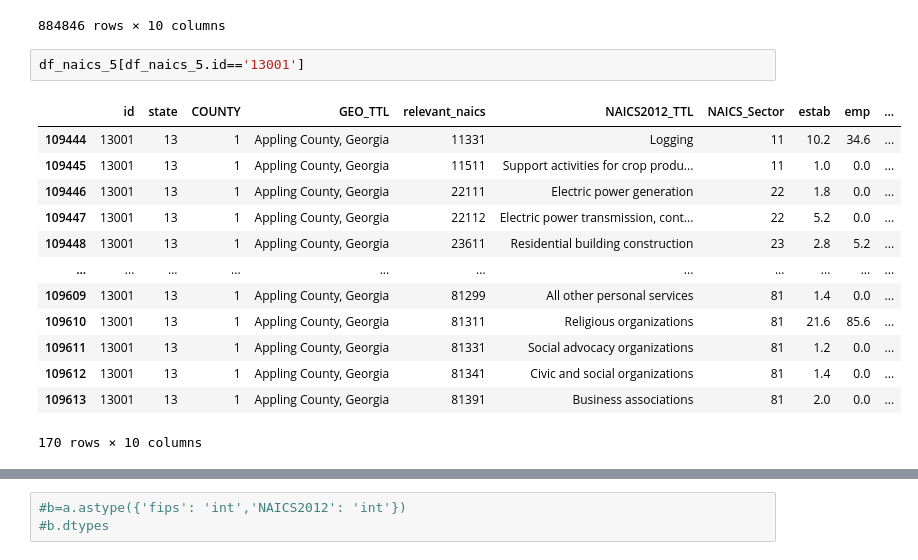
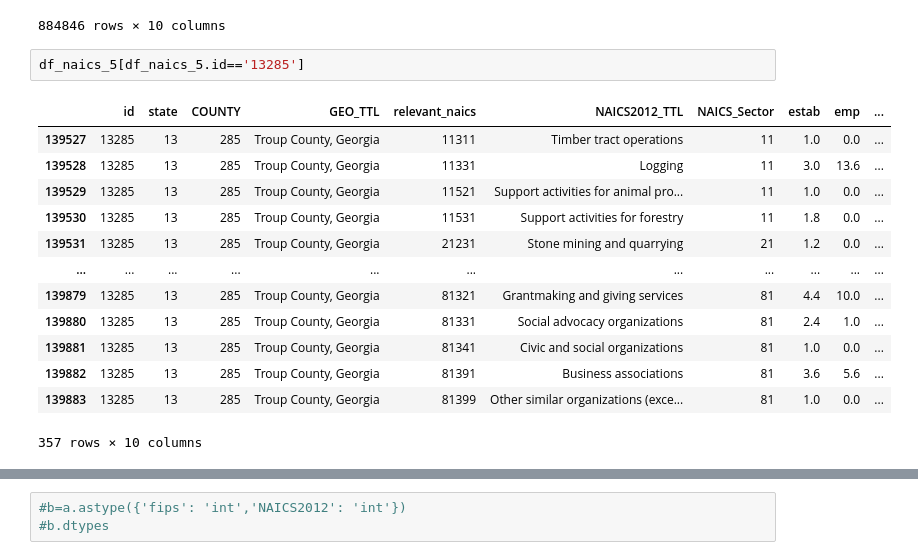
Before and after one commit to ModelEarth/community, a Jupyter notebook: info/data/data_collection.ipynb, the cells around one changed output, grey strips where cells are left out. Cells and saved outputs as stored; diff of their text form.

```diff
--- a/info/data/data_collection.ipynb
+++ b/info/data/data_collection.ipynb
@@ -364,18 +343,18 @@ county_level(df_naics_6)
 | 892476 | 56045 | 56 | 45 | Weston County, Wyoming | 813930 | Labor unions and similar labor or... | 81 | 1.0 | 0.0 | ... |
 884846 rows × 10 columns
 # %%
-df_naics_5[df_naics_5.id=='13001']
+df_naics_5[df_naics_5.id=='13285']
 # %% [output]
 |  | id | state | COUNTY | GEO_TTL | relevant_naics | NAICS2012_TTL | NAICS_Sector | estab | emp | ... |
-| 109444 | 13001 | 13 | 1 | Appling County, Georgia | 11331 | Logging | 11 | 10.2 | 34.6 | ... |
-| 109445 | 13001 | 13 | 1 | Appling County, Georgia | 11511 | Support activities for crop produ... | 11 | 1.0 | 0.0 | ... |
-| 109446 | 13001 | 13 | 1 | Appling County, Georgia | 22111 | Electric power generation | 22 | 1.8 | 0.0 | ... |
-| 109447 | 13001 | 13 | 1 | Appling County, Georgia | 22112 | Electric power transmission, cont... | 22 | 5.2 | 0.0 | ... |
-| 109448 | 13001 | 13 | 1 | Appling County, Georgia | 23611 | Residential building construction | 23 | 2.8 | 5.2 | ... |
+| 139527 | 13285 | 13 | 285 | Troup County, Georgia | 11311 | Timber tract operations | 11 | 1.0 | 0.0 | ... |
+| 139528 | 13285 | 13 | 285 | Troup County, Georgia | 11331 | Logging | 11 | 3.0 | 13.6 | ... |
+| 139529 | 13285 | 13 | 285 | Troup County, Georgia | 11521 | Support activities for animal pro... | 11 | 1.0 | 0.0 | ... |
+| 139530 | 13285 | 13 | 285 | Troup County, Georgia | 11531 | Support activities for forestry | 11 | 1.8 | 0.0 | ... |
+| 139531 | 13285 | 13 | 285 | Troup County, Georgia | 21231 | Stone mining and quarrying | 21 | 1.2 | 0.0 | ... |
 | ... | ... | ... | ... | ... | ... | ... | ... | ... | ... | ... |
-| 109609 | 13001 | 13 | 1 | Appling County, Georgia | 81299 | All other personal services | 81 | 1.4 | 0.0 | ... |
-| 109610 | 13001 | 13 | 1 | Appling County, Georgia | 81311 | Religious organizations | 81 | 21.6 | 85.6 | ... |
-| 109611 | 13001 | 13 | 1 | Appling County, Georgia | 81331 | Social advocacy organizations | 81 | 1.2 | 0.0 | ... |
-| 109612 | 13001 | 13 | 1 | Appling County, Georgia | 81341 | Civic and social organizations | 81 | 1.4 | 0.0 | ... |
-| 109613 | 13001 | 13 | 1 | Appling County, Georgia | 81391 | Business associations | 81 | 2.0 | 0.0 | ... |
+| 139879 | 13285 | 13 | 285 | Troup County, Georgia | 81321 | Grantmaking and giving services | 81 | 4.4 | 10.0 | ... |
+| 139880 | 13285 | 13 | 285 | Troup County, Georgia | 81331 | Social advocacy organizations | 81 | 2.4 | 1.0 | ... |
+| 139881 | 13285 | 13 | 285 | Troup County, Georgia | 81341 | Civic and social organizations | 81 | 1.0 | 0.0 | ... |
+| 139882 | 13285 | 13 | 285 | Troup County, Georgia | 81391 | Business associations | 81 | 3.6 | 5.6 | ... |
+| 139883 | 13285 | 13 | 285 | Troup County, Georgia | 81399 | Other similar organizations (exce... | 81 | 1.0 | 0.0 | ... |
-170 rows × 10 columns
+357 rows × 10 columns
```
Also changed, not shown: parts of 6 cells of this notebook, 5 other files.
